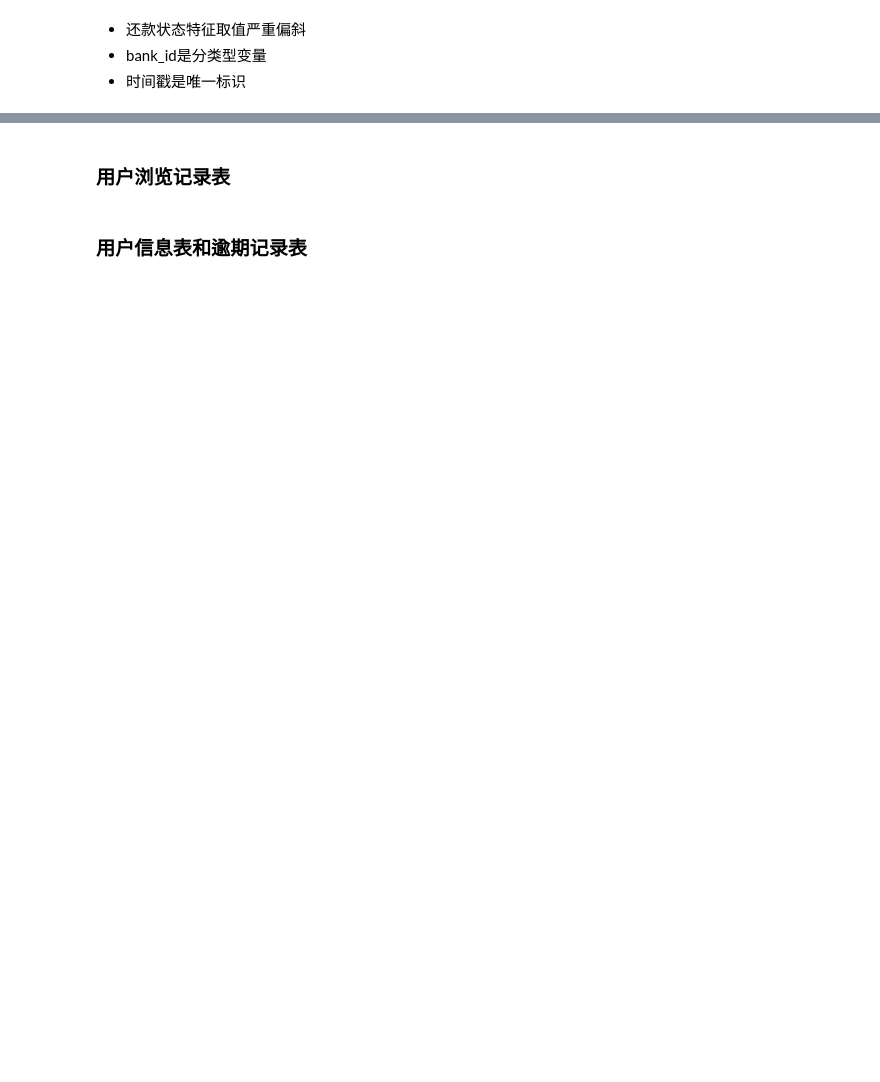
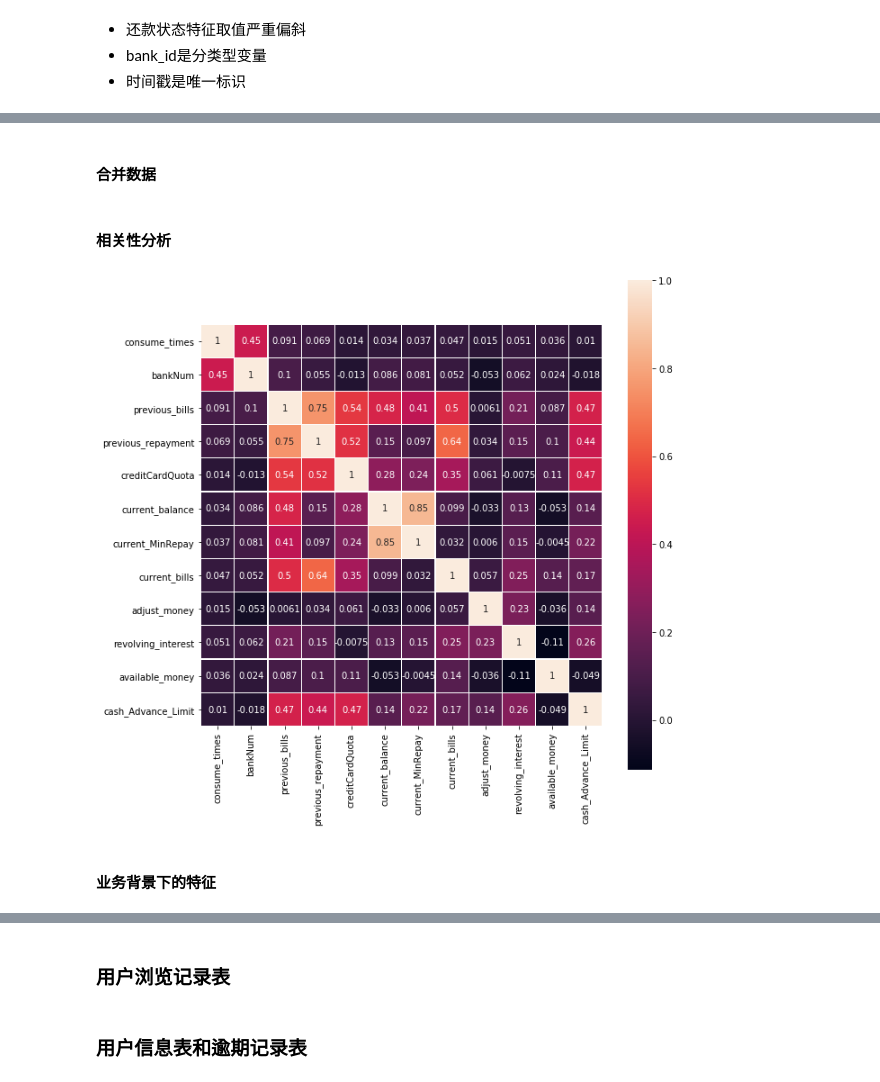
Before and after one commit to qmylzx/UserLoan, a Jupyter notebook: algorithm/src/EDA.ipynb, the cells around one changed output, grey strips where cells are left out. Cells and saved outputs as stored; diff of their text form; code cells hidden in the pictures; blank space fills up the shorter version.

```diff
--- a/algorithm/src/EDA.ipynb
+++ b/algorithm/src/EDA.ipynb
@@ -247,7 +281,29 @@ Name: repayment_status, dtype: int64
 # %%
 temp = bill_select.groupby(['user_id'], sort=False, as_index=False)
 toGet_mean = ['previous_bills', 'previous_repayment', 'creditCardQuota', 'current_balance',
-              'current_MinRepay', 'consume_times', 'current_bills', 'adjust_money', 'revolving_interest',
+              'current_MinRepay', 'current_bills', 'adjust_money', 'revolving_interest',
               'available_money', 'cash_Advance_Limit']
 mean_process = temp[toGet_mean].mean()
-bill_train = pd.merge(nunique_id, mean_process, how='left', on='user_id')
+# %%
+# 统计消费次数
+consume_count = bill_select.groupby(['user_id'], sort=False, as_index=False)['consume_times'].count()
+# %%
+# 统计不用用户交易过的银行数
+bank_count = bill_select.groupby(['user_id'], as_index=False)['bank_id'].agg({'bankNum': 'nunique'})
+# %% [markdown]
+#### 合并数据
+# %%
+bill_train = pd.merge(nunique_id, consume_count, how='inner', on='user_id')
+bill_train = bill_train.merge(bank_count, on='user_id')
+bill_train = bill_train.merge(mean_process, on='user_id')
+# %% [markdown]
+#### 相关性分析
+# %%
+bill_train_corr = bill_train.drop('user_id', axis=1).corr()
+plt.subplots(figsize=(10, 10))
+sns.heatmap(bill_train_corr, square=True, annot=True, linewidths=0.3)
+plt.show()
+# %% [output]
+[figure, added]
+# %% [markdown]
+#### 业务背景下的特征
```
Also changed, not shown: parts of 42 cells of this notebook, 1 other file.
